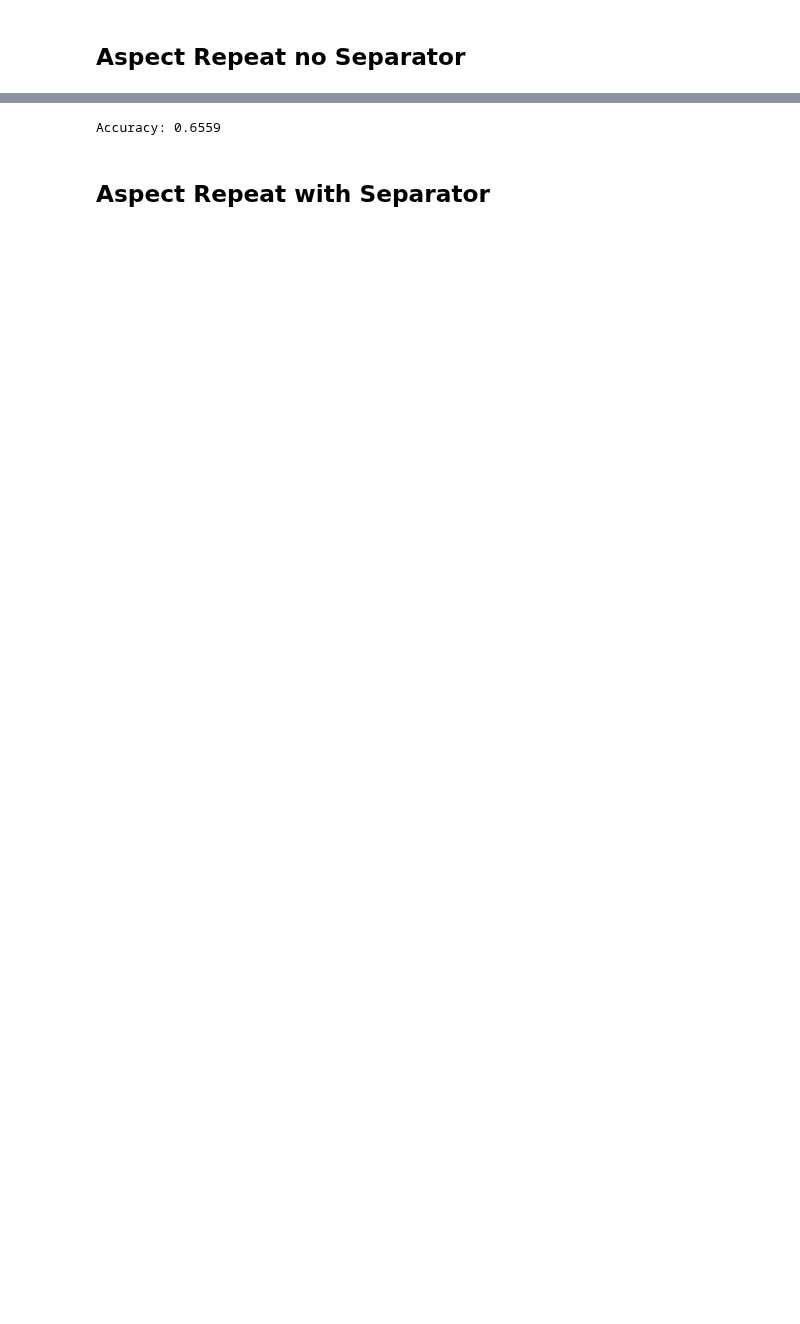
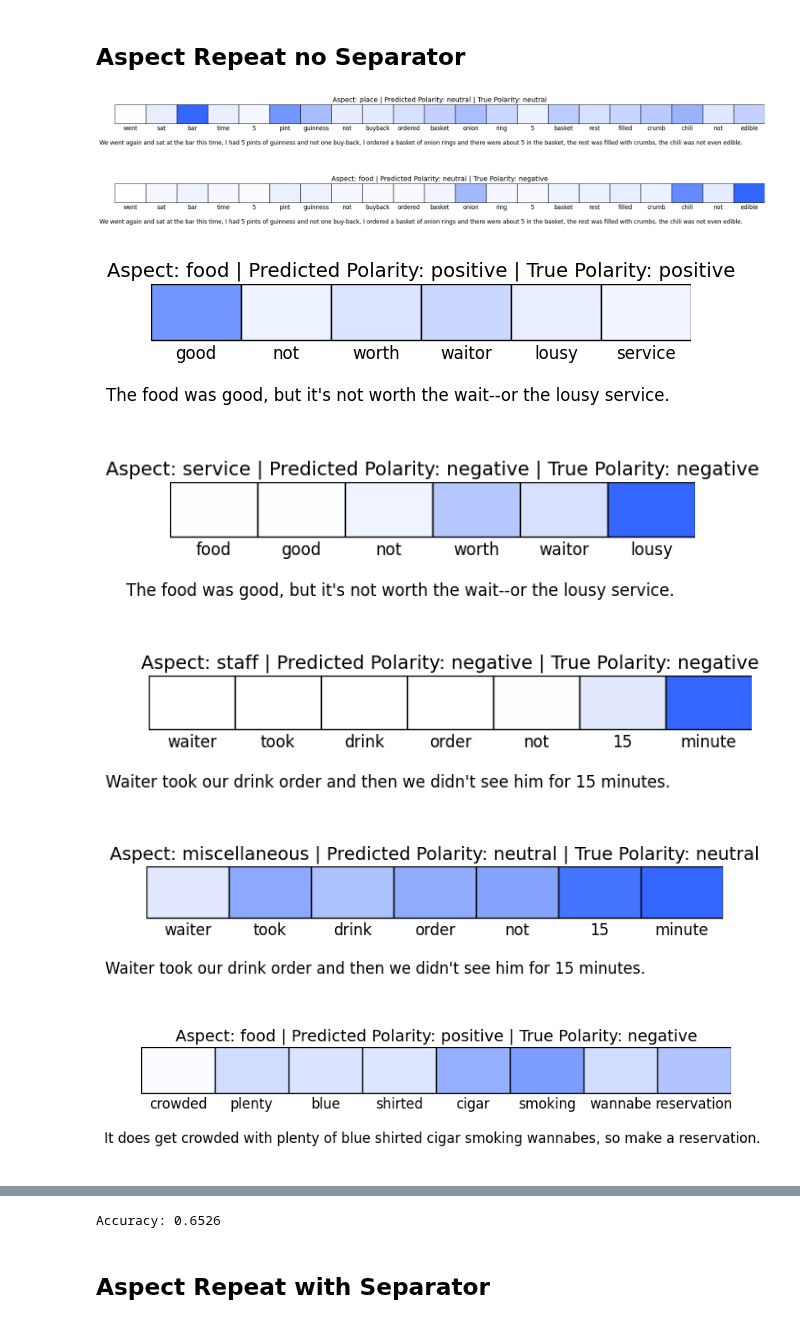
Before and after one commit to LisonLau/CITS4012-Project, a Jupyter notebook: one.ipynb, the cells around one changed output, grey strips where cells are left out. Drawn from its saved outputs; the diff is of its cells as text; code cells hidden in the pictures; blank space fills up the shorter version.

```diff
--- a/one.ipynb
+++ b/one.ipynb
@@ -829,31 +845,46 @@ def predict(model, sentence, aspect, integration_type):
         elif integration_type == ASPECT_REP:
             input_tensor = torch.LongTensor([[idx] for idx in combine_repeat_aspect(sent_idx, aspect_idx, has_sep=False)])
             encoder_hiddens = torch.zeros(MAX_REP_LENGTH, model.hidden_size)
-
+        attention_weights = []
         input_length = input_tensor.size(0)
         encoder_hidden = model.init_hidden()
         encoder_cell = model.init_hidden()
         for ei in range(input_length):
             is_last = (ei==input_length-1)
             if is_last:
-                y_output, (_, _) = model(input_tensor[ei], encoder_hidden, encoder_cell, encoder_hiddens, aspect_tensor, is_last=is_last)
+                y_output, (_, _), attn_weight  = model(input_tensor[ei], encoder_hidden, encoder_cell, encoder_hiddens, aspect_tensor, is_last=is_last)
+                attention_weights.append(attn_weight)
             else:
-                _, (encoder_hidden, encoder_cell) = model(input_tensor[ei], encoder_hidden, encoder_cell, encoder_hiddens, aspect_tensor, is_last=is_last)
+                _, (encoder_hidden, encoder_cell), _ = model(input_tensor[ei], encoder_hidden, encoder_cell, encoder_hiddens, aspect_tensor, is_last=is_last)
                 encoder_hiddens[ei] = encoder_hidden[0, 0]
 
         _, topi = y_output.topk(1)
         polarity = idx_to_polarity[topi[0].item()]
-        return polarity
+        return polarity, attention_weights, input_tensor
 
 # Function to calculate model accuracy on test data
-def evaluate(model, test_data, integration_type):
+def evaluate(model, test_data, integration_type, visualisation=False):
     correct = 0
     for i in range(len(test_data)):
         sentence = test_data[i]
         aspect = test_a[i]
         polarity = test_y[i]
-        pred_polarity = predict(model, sentence, aspect, integration_type)
+        pred_polarity, attention_weights, input_tensor = predict(model, sentence, aspect, integration_type)
         if pred_polarity == polarity:
             correct += 1
+        # Visualisation of attention weights
+        if visualisation:
+            if i <  8:
+                input_words = [idx_to_word[idx[0]] for idx in input_tensor.tolist()]
+                attn_weights = attention_weights[0].tolist()[0][0][:len(input_words)]
+                words = []
+                weights = []
+                for i, word in enumerate(input_words):
+                    if word != aspect:
+                        words.append(input_words[i])
+                        weights.append(attn_weights[i])
+                plot_attention(words, weights, sentence, aspect, pred_polarity, polarity)
+
+
     accuracy = correct / len(test_data)
     return accuracy
@@ -862,6 +942,13 @@ def evaluate(model, test_data, integration_type):
 # %%
 # Get the accuracy of the model on test data
 integration_type = ASPECT_REP
-accuracy0 = evaluate(model5, test_x, integration_type)
+accuracy0 = evaluate(model5, test_x, integration_type, visualisation=True)
 print(f'Accuracy: {accuracy0:.4f}')
 # %% [output]
+[figure, added]
+[figure, added]
+[figure, added]
+[figure, added]
+[figure, added]
+[figure, added]
+[figure, added]
@@ -868,4 +956,4 @@ print(f'Accuracy: {accuracy0:.4f}')
-Accuracy: 0.6559
+Accuracy: 0.6526
 # %% [markdown]
 ## Aspect Repeat with Separator
 # %%
```
Also changed, not shown: parts of 20 cells of this notebook.
